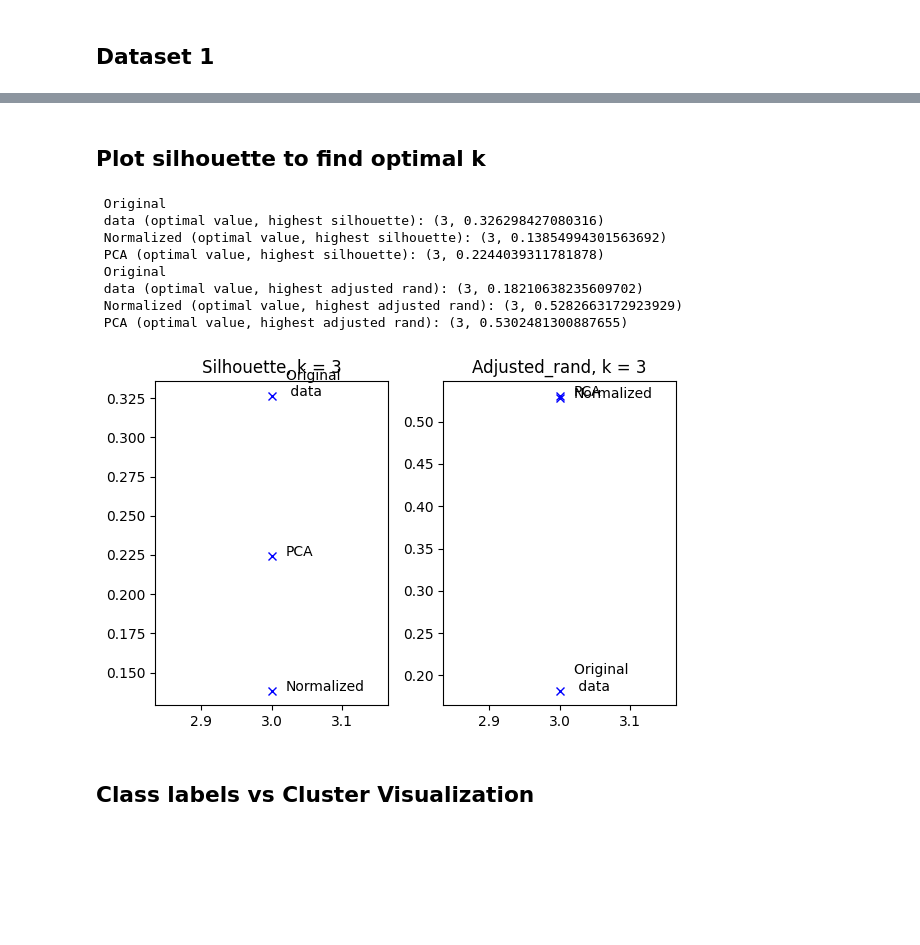
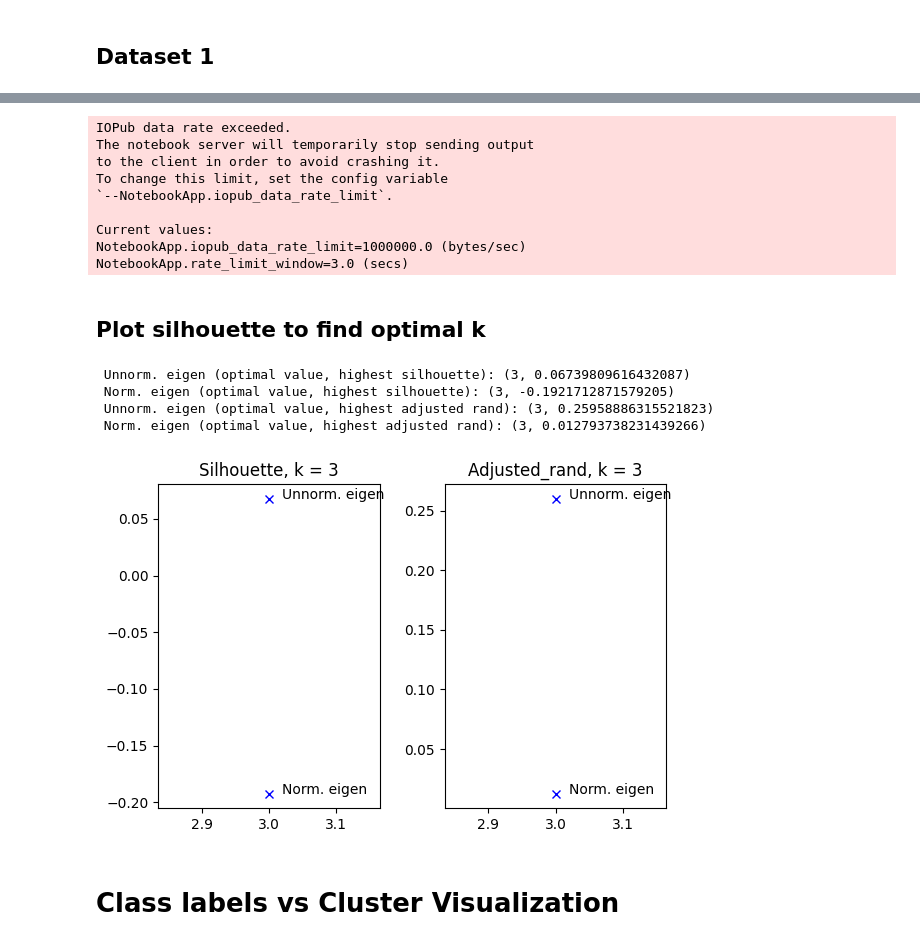
Before and after one commit to clumsyspeedboat/clustering_metaproteins, a Jupyter notebook: sc_NJW.ipynb, the cells around one changed output, grey strips where cells are left out. Saved outputs shown, nothing was run; the diff lists cells and outputs as text; code cells hidden in the pictures; blank space fills up the shorter version.

```diff
--- a/sc_NJW.ipynb
+++ b/sc_NJW.ipynb
@@ -249,3 +156,0 @@ df_N = pd.DataFrame(Y)
-# %%
-X,Y = calculate_eigen_NJW(df_pca_control, 'euclidean', 0.2, 3)
-df_N = pd.DataFrame(Y)
@@ -272,0 +215,32 @@ df_pca_control = df_pca[['P1','P2']]
+# %%
+## Find optimal sigma
+
+sigma_vals = []
+rand_vals = []
+
+for sigma in np.arange(0,1,0.05):
+
+    try:
+        X,Y = calculate_eigen_NJW(df_pca_control, 'euclidean', sigma, 3)
+        clustering = KMeans(n_clusters = 3)
+        # df['cluster']  = clustering.fit_predict(U)
+        clustering.fit(Y)
+        sigma_vals.append(sigma)
+        rand_vals.append(adjusted_rand_score(df_pca.class_label, clustering.labels_))
+
+    except:
+        pass
+
+
+thisdict = dict(zip(sigma_vals,rand_vals))
+opt_val = max(thisdict, key = (lambda k: thisdict[k]))
+
+print(opt_val, thisdict[opt_val])
+
+rcParams['figure.figsize']= 10,4
+plt.plot(sigma_vals, rand_vals)
+plt.xlabel('sigma')
+plt.ylabel('Adjusted_rand_index')
+plt.title('Normalized eigen (pca data)')
+plt.grid()
+plt.show()
@@ -273,9 +250,21 @@ df_pca_control = df_pca[['P1','P2']]
 # %%
 # Normalized Eigen values and vectors
-adj_mat, deg_mat = adjacency_and_degree_matrix_NJW(df_csv_data, 120, 'euclidean' )
-X,Y = calculate_eigen(deg_mat, adj_mat, 3)
+X, Y = calculate_eigen_NJW(df_pca_control, 'euclidean', 0.1, 3 )
 df_U = pd.DataFrame(X)
+X, Y = calculate_eigen_NJW(df_pca_control, 'euclidean', 0.15, 3 )
 df_N = pd.DataFrame(Y)
+# %%
+df_csv_da
+# %% [output]
+IOPub data rate exceeded.
+The notebook server will temporarily stop sending output
+to the client in order to avoid crashing it.
+To change this limit, set the config variable
+`--NotebookApp.iopub_data_rate_limit`.
+
+Current values:
+NotebookApp.iopub_data_rate_limit=1000000.0 (bytes/sec)
+NotebookApp.rate_limit_window=3.0 (secs)
 # %% [markdown]
 ## Plot silhouette to find optimal k
 # %%
@@ -288,7 +277,7 @@ df_pca_control.name = 'PCA'
 df_U.name = 'Unnorm. eigen'
 df_N.name = 'Norm. eigen'
 
-list_df = [df_csv_data, df_normalized, df_pca_control]
+list_df = [df_U,df_N]
 
 rcParams['figure.figsize']= 6,4
 
@@ -302,7 +291,7 @@ for df in list_df:
     silhouette_values = []
 
     for value in range_param:
-        clustering = AgglomerativeClustering(n_clusters = value)
+        clustering = KMeans(n_clusters = value)
         # df['cluster']  = clustering.fit_predict(U)
         clustering.fit(df)
         cluster_labels = clustering.labels_
@@ -312,44 +301,40 @@ for df in list_df:
     opt_val = max(thisdict, key = (lambda k: thisdict[k]))
     print(f' {df.name} (optimal value, highest silhouette): {opt_val, thisdict[opt_val]}')
     plt.plot(range_param,silhouette_values,'-bx')
     plt.annotate(f'{df.name}', xy = (opt_val + 0.02, thisdict[opt_val]))
     plt.title(f'Silhouette, k = {range_param[0]}')
 
 
 plt.subplot(1,2,2)
 for df in list_df:
 
     df_temp = df
 
     adjusted_rand_values = []
 
     for value in range_param:
-        clustering = AgglomerativeClustering(n_clusters = value)
+        clustering = KMeans(n_clusters = value)
         # df['cluster']  = clustering.fit_predict(U)
         clustering.fit(df)
         cluster_labels = clustering.labels_
         adjusted_rand_values.append(adjusted_rand_score(df_pca.class_label, cluster_labels))
 
     thisdict = dict(zip(range_param,adjusted_rand_values))
     opt_val = max(thisdict, key = (lambda k: thisdict[k]))
     print(f' {df.name} (optimal value, highest adjusted rand): {opt_val, thisdict[opt_val]}')
     plt.plot(range_param,adjusted_rand_values,'-bx')
     plt.annotate(f'{df.name}', xy = (opt_val + 0.02, thisdict[opt_val]))
     plt.title(f'Adjusted_rand, k = {range_param[0]}')
 
 plt.tight_layout()
 plt.show()
 # %% [output]
- Original
- data (optimal value, highest silhouette): (3, 0.326298427080316)
- Normalized (optimal value, highest silhouette): (3, 0.13854994301563692)
- PCA (optimal value, highest silhouette): (3, 0.2244039311781878)
- Original
- data (optimal value, highest adjusted rand): (3, 0.18210638235609702)
- Normalized (optimal value, highest adjusted rand): (3, 0.5282663172923929)
- PCA (optimal value, highest adjusted rand): (3, 0.5302481300887655)
+ Unnorm. eigen (optimal value, highest silhouette): (3, 0.06739809616432087)
+ Norm. eigen (optimal value, highest silhouette): (3, -0.1921712871579205)
+ Unnorm. eigen (optimal value, highest adjusted rand): (3, 0.25958886315521823)
+ Norm. eigen (optimal value, highest adjusted rand): (3, 0.012793738231439266)
-[figure, old version]
+[figure, new version]
 # %% [markdown]
-## Class labels vs Cluster Visualization
+# Class labels vs Cluster Visualization
 # %%
 cluster_plots(df_pca, df_pca_control, SpectralClustering, 3)
```
Also changed, not shown: parts of 12 cells of this notebook, 5 other files.
